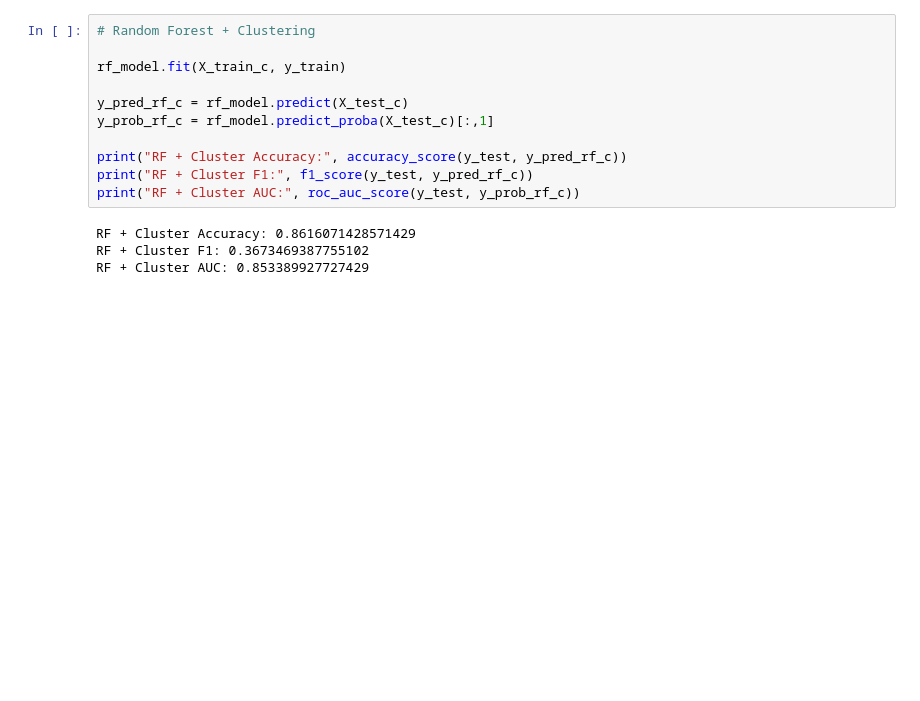
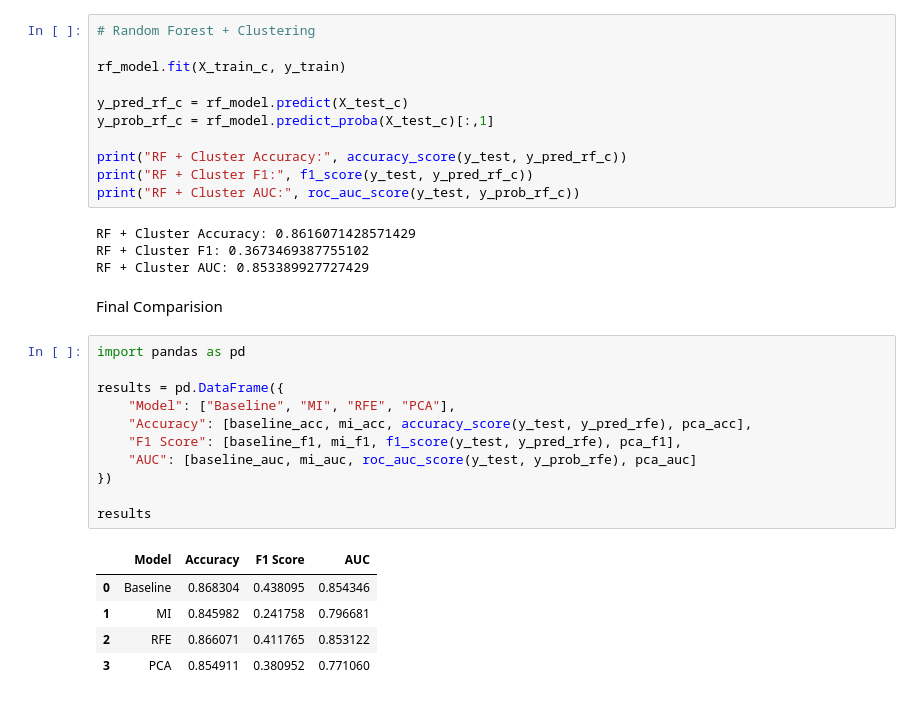
Before and after one commit to SrivaniVadlamannati/customer_response_prediction, a Jupyter notebook: notebooks/customer_response_prediction.ipynb, the cells around one changed output. Drawn from its saved outputs; the diff is of its cells as text; blank space fills up the shorter version.

```diff
--- a/notebooks/customer_response_prediction.ipynb
+++ b/notebooks/customer_response_prediction.ipynb
@@ -560,3 +558,22 @@ print("RF + Cluster AUC:", roc_auc_score(y_test, y_prob_rf_c))
 RF + Cluster Accuracy: 0.8616071428571429
 RF + Cluster F1: 0.3673469387755102
 RF + Cluster AUC: 0.853389927727429
+# %% [markdown]
+Final Comparision
+# %%
+import pandas as pd
+
+results = pd.DataFrame({
+    "Model": ["Baseline", "MI", "RFE", "PCA"],
+    "Accuracy": [baseline_acc, mi_acc, accuracy_score(y_test, y_pred_rfe), pca_acc],
+    "F1 Score": [baseline_f1, mi_f1, f1_score(y_test, y_pred_rfe), pca_f1],
+    "AUC": [baseline_auc, mi_auc, roc_auc_score(y_test, y_prob_rfe), pca_auc]
+})
+
+results
+# %% [output]
+|  | Model | Accuracy | F1 Score | AUC |
+| 0 | Baseline | 0.868304 | 0.438095 | 0.854346 |
+| 1 | MI | 0.845982 | 0.241758 | 0.796681 |
+| 2 | RFE | 0.866071 | 0.411765 | 0.853122 |
+| 3 | PCA | 0.854911 | 0.380952 | 0.771060 |
```
Also changed, not shown: parts of 16 cells of this notebook.
